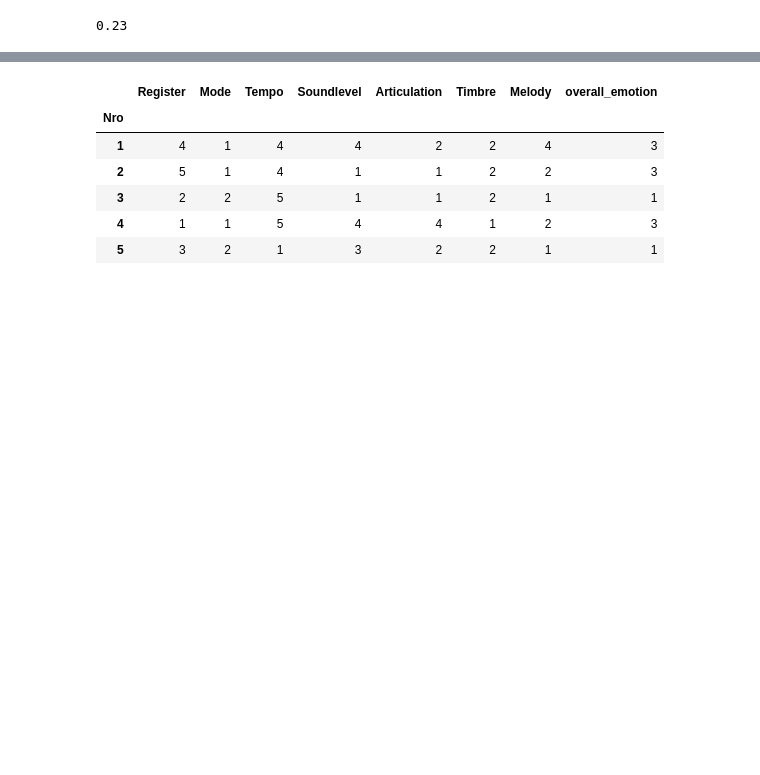
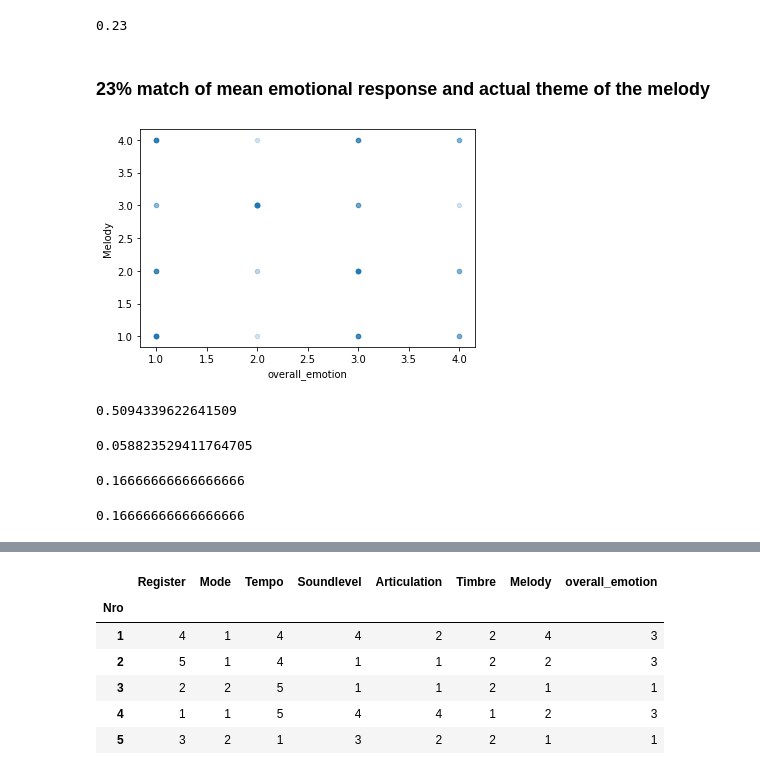
Before and after one commit to apoorva-sh/DATA512-finalproject, a Jupyter notebook: Notebooks/Analysis.ipynb, the cells around one changed output, grey strips where cells are left out. Saved outputs shown, nothing was run; the diff lists cells and outputs as text; code cells hidden in the pictures; blank space fills up the shorter version.

Commit message:
Adding Presentation - Also adding graphs to notebook

```diff
--- a/Notebooks/Analysis.ipynb
+++ b/Notebooks/Analysis.ipynb
@@ -62,5 +64,12 @@ for i in range(len(design_mat)):
 count/len(design_mat)
 # %% [output]
 0.23
+# %% [markdown]
+
+### 23% match of mean emotional response and actual theme of the melody
 # %%
 design_mat["overall_emotion"] = emotion_rating["projected emotion"]
+# %%
+ax1 = design_mat.plot.scatter(x="overall_emotion", y="Melody", alpha = 0.1)
+# %% [output]
+[figure, added]
@@ -66,0 +109,16 @@ design_mat["overall_emotion"] = emotion_rating["projected emotion"]
+# %%
+mel1/tot1
+# %% [output]
+0.5094339622641509
+# %%
+mel2/tot2
+# %% [output]
+0.058823529411764705
+# %%
+mel3/tot3
+# %% [output]
+0.16666666666666666
+# %%
+mel4/tot4
+# %% [output]
+0.16666666666666666
```
Also changed, not shown: parts of 26 cells of this notebook, 1 other file.
